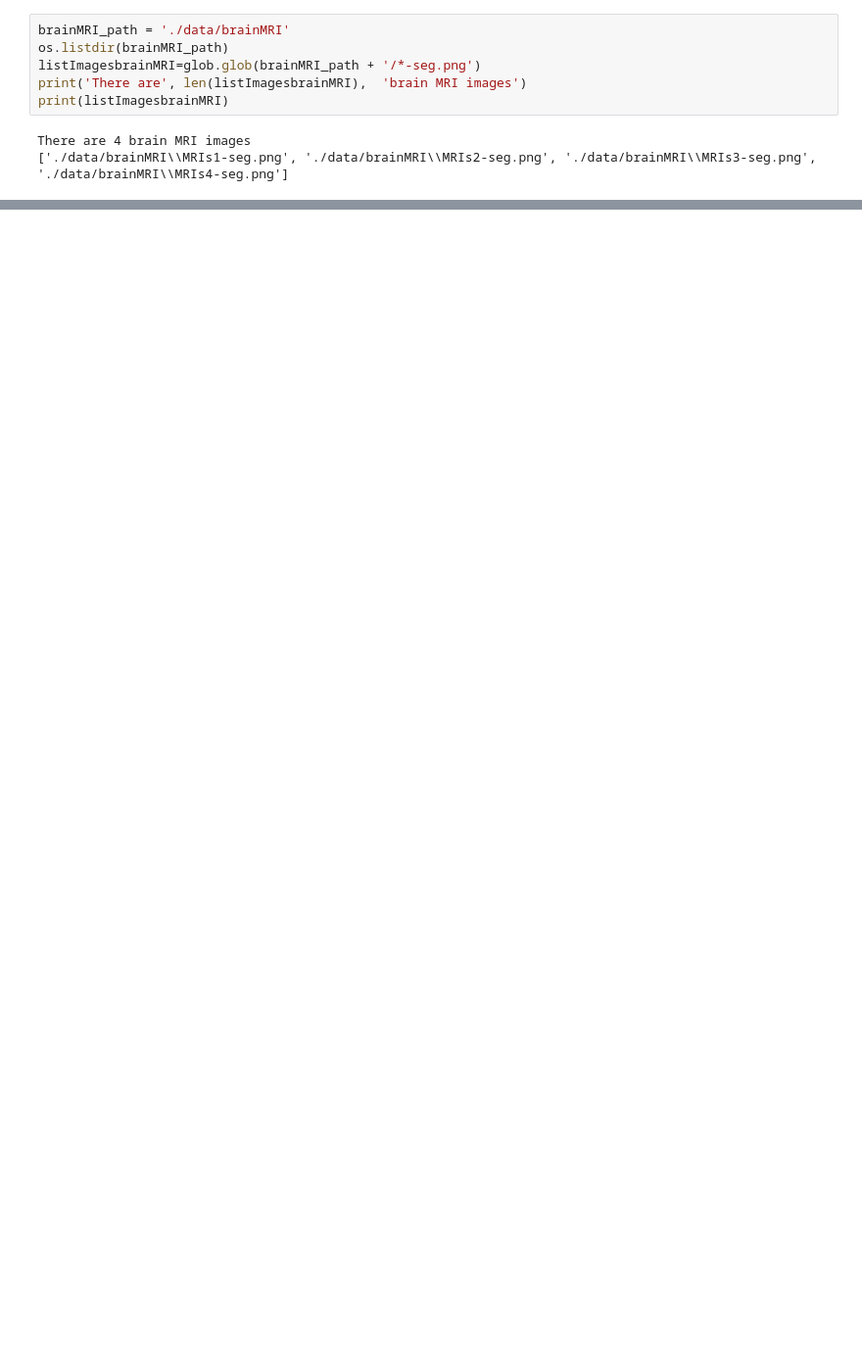
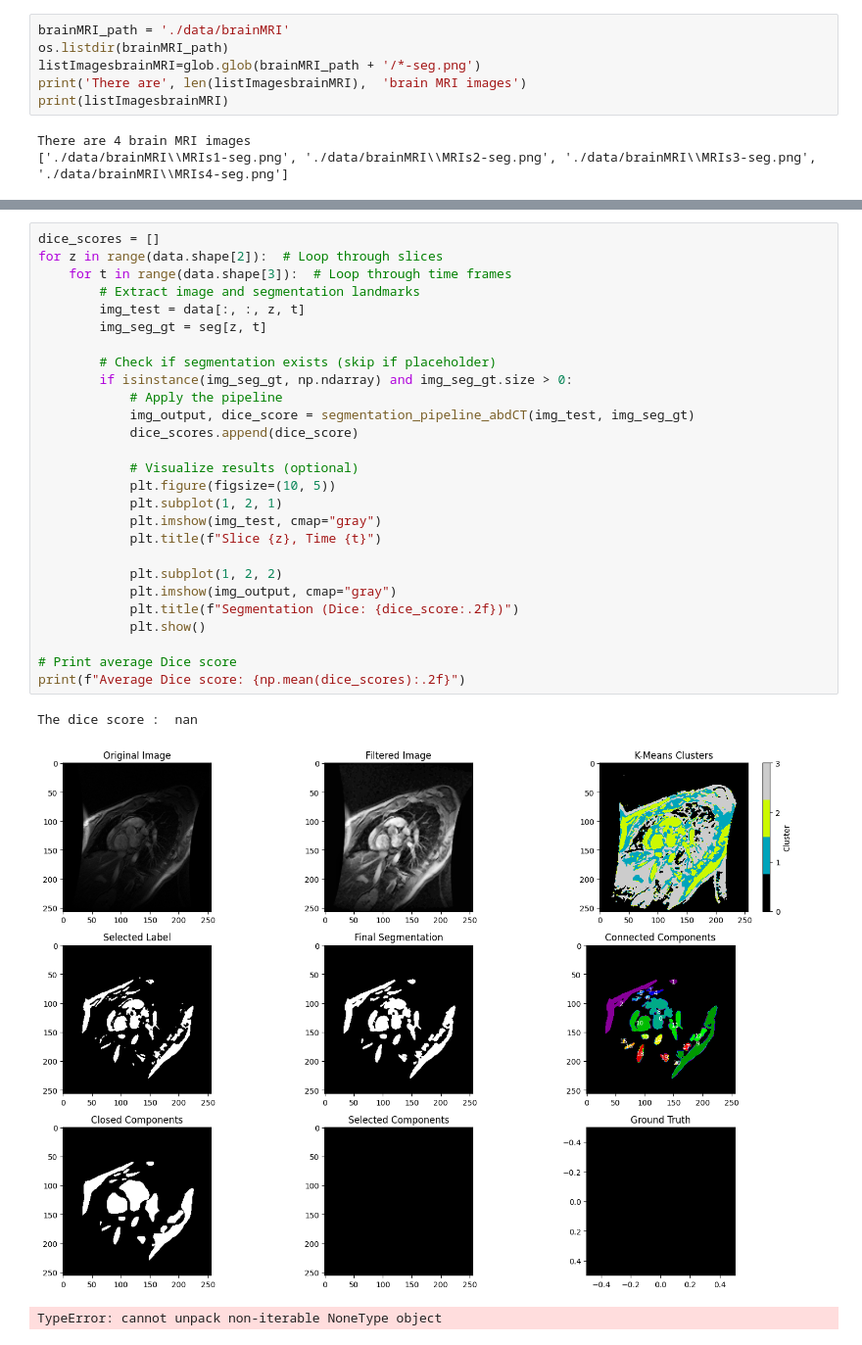
Before and after one commit to fouakh/IMA204, a Jupyter notebook: TP4_IMA204/TP_IMA204_MedImaSeg_KHELIFI.ipynb, the cells around one changed output, grey strips where cells are left out. Shown at 98% size. Saved outputs shown, nothing was run; the diff lists cells and outputs as text; blank space fills up the shorter version.

```diff
--- a/TP4_IMA204/TP_IMA204_MedImaSeg_KHELIFI.ipynb
+++ b/TP4_IMA204/TP_IMA204_MedImaSeg_KHELIFI.ipynb
@@ -516,0 +618,31 @@ The dice score :  0.15377855887521968
+# %%
+dice_scores = []
+for z in range(data.shape[2]):  # Loop through slices
+    for t in range(data.shape[3]):  # Loop through time frames
+        # Extract image and segmentation landmarks
+        img_test = data[:, :, z, t]
+        img_seg_gt = seg[z, t]
+
+        # Check if segmentation exists (skip if placeholder)
+        if isinstance(img_seg_gt, np.ndarray) and img_seg_gt.size > 0:
+            # Apply the pipeline
+            img_output, dice_score = segmentation_pipeline_abdCT(img_test, img_seg_gt)
+            dice_scores.append(dice_score)
+
+            # Visualize results (optional)
+            plt.figure(figsize=(10, 5))
+            plt.subplot(1, 2, 1)
+            plt.imshow(img_test, cmap="gray")
+            plt.title(f"Slice {z}, Time {t}")
+
+            plt.subplot(1, 2, 2)
+            plt.imshow(img_output, cmap="gray")
+            plt.title(f"Segmentation (Dice: {dice_score:.2f})")
+            plt.show()
+
+# Print average Dice score
+print(f"Average Dice score: {np.mean(dice_scores):.2f}")
+# %% [output]
+The dice score :  nan
+[figure, added]
+TypeError: cannot unpack non-iterable NoneType object
```
Also changed, not shown: parts of 11 cells of this notebook.
